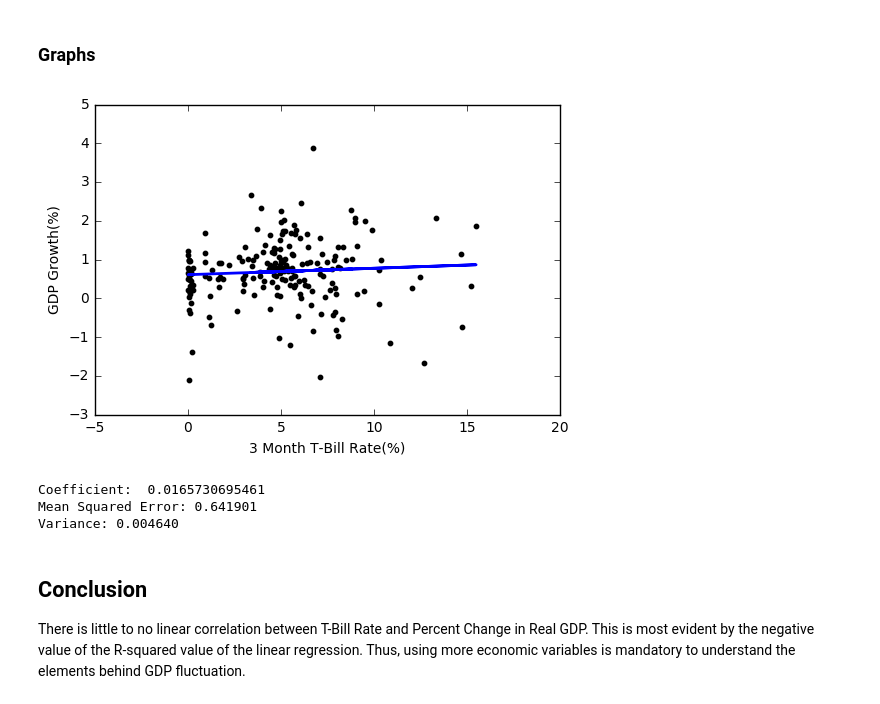
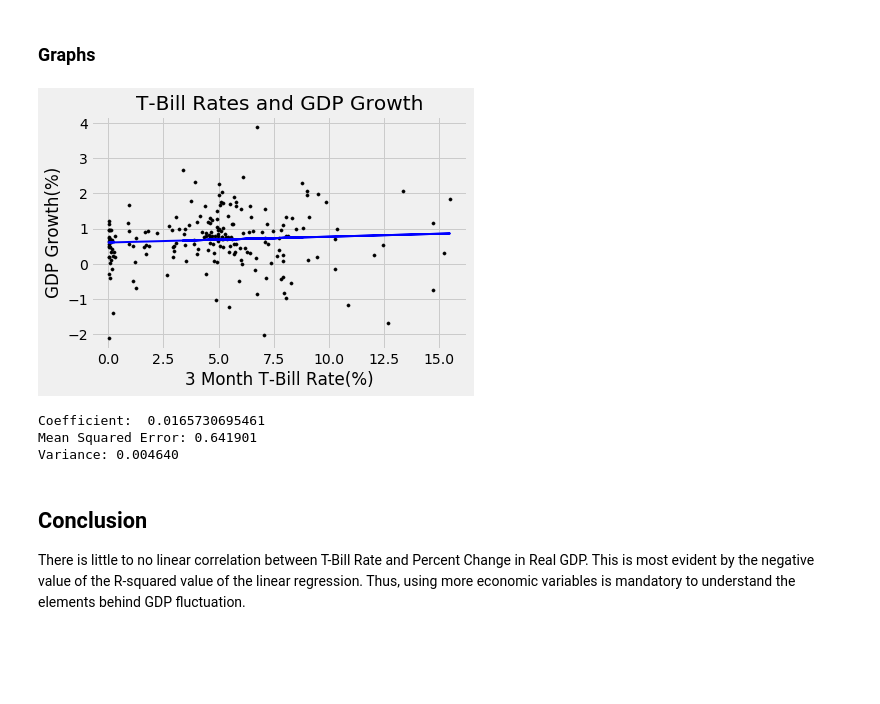
Before and after one commit to henryzxu/GDP-Predictor, a Jupyter notebook: T-Bill/Machine Learning - Predicting GDP with 3 Month T-Bill Rates (Version 2).ipynb, the cells around one changed output. Cells and saved outputs as stored; diff of their text form; code cells hidden in the pictures; blank space fills up the shorter version.

```diff
--- a/T-Bill/Machine Learning - Predicting GDP with 3 Month T-Bill Rates (Version 2).ipynb
+++ b/T-Bill/Machine Learning - Predicting GDP with 3 Month T-Bill Rates (Version 2).ipynb
@@ -1,7 +1,9 @@
 # %% [markdown]
 # Machine Learning: Predicting GDP Growth with 3 Month T-Bill Rates
 # %%
+%matplotlib inline
 import matplotlib.pyplot as plt, csv, datetime as dt #import matlab plotting, file reader functions, and datetime function
+plt.style.use('fivethirtyeight')
 import numpy as np
 from sklearn import datasets, linear_model
 # %% [markdown]
@@ -134,14 +136,15 @@ Current version (not functional):
 # %%
 plt.scatter(x,y, color="black", s=10)
 plt.plot(x,regr.predict(x), color = "blue", linewidth=2)
 plt.ylabel("GDP Growth(%)")
 plt.xlabel("3 Month T-Bill Rate(%)")
+plt.title('T-Bill Rates and GDP Growth')
 plt.show()
 print('Coefficient: ', regr.coef_[0][0])
 print('Mean Squared Error: %2f' % np.mean((regr.predict(x) - y)**2))
 print('Variance: %2f' % regr.score(x,y))
 # %% [output]
-[figure, old version]
+[figure, new version]
 Coefficient:  0.0165730695461
 Mean Squared Error: 0.641901
 Variance: 0.004640
```
Also changed, not shown: 5 other files.
